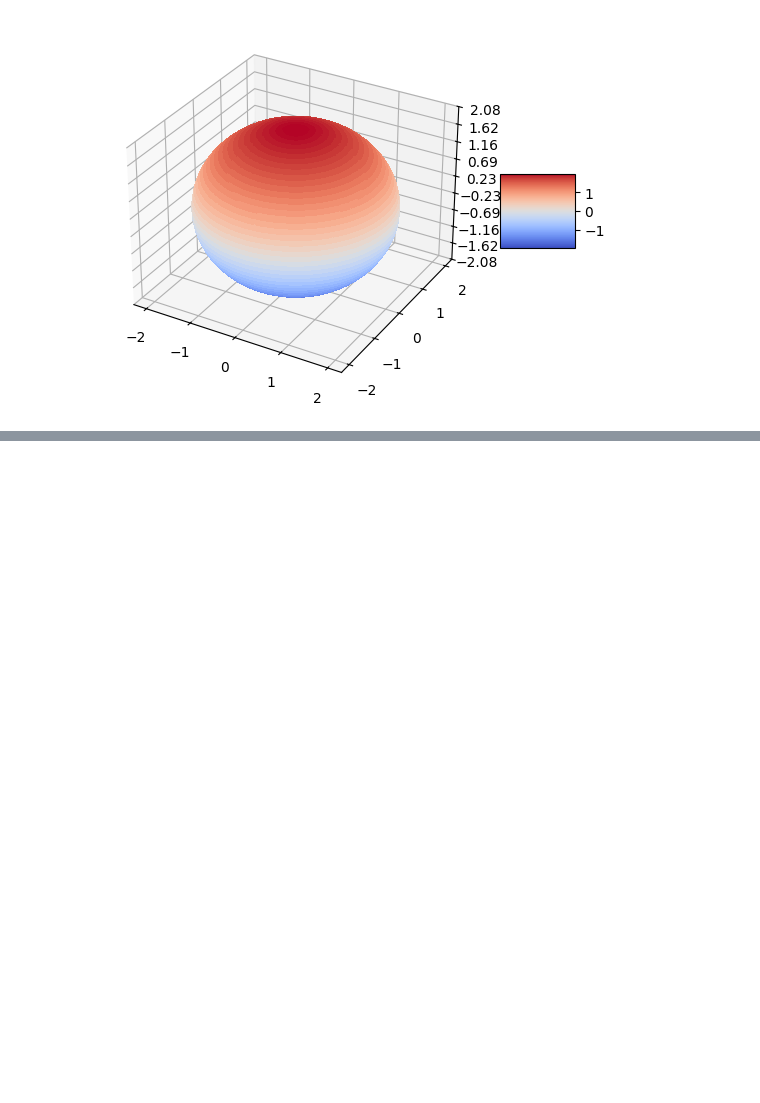
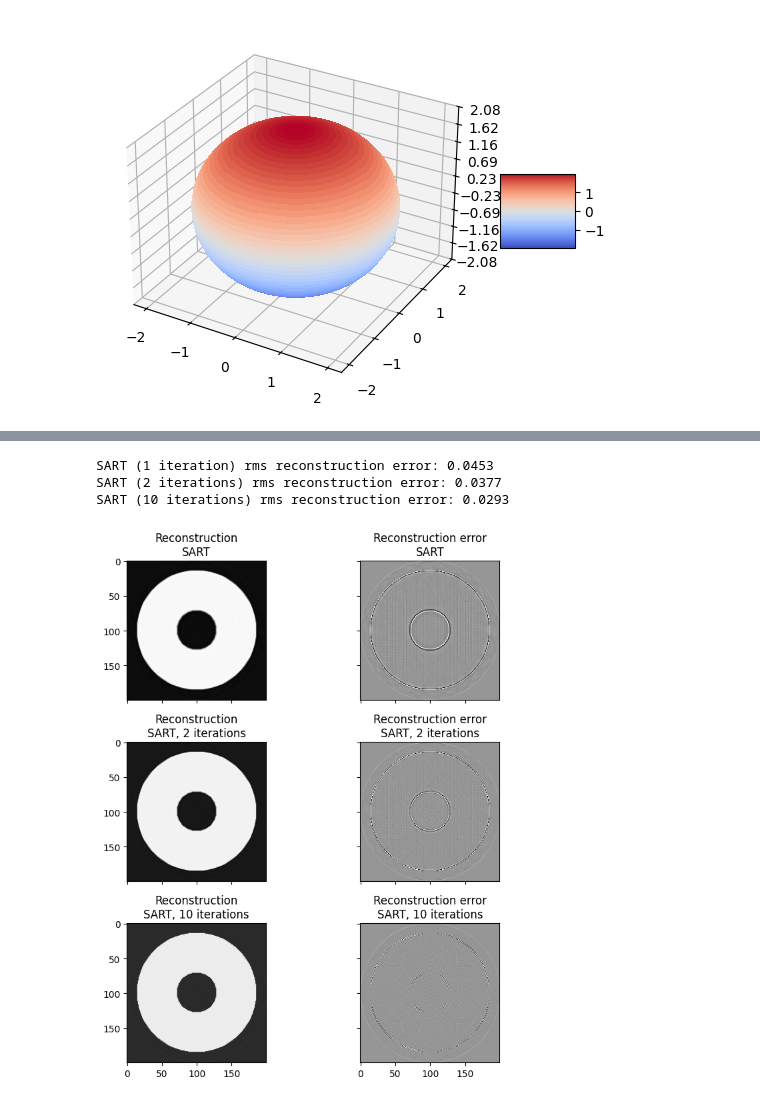
Before and after one commit to msmith693/tomography, a Jupyter notebook: torus_simulation.ipynb, the cells around one changed output, grey strips where cells are left out. Saved outputs shown, nothing was run; the diff lists cells and outputs as text; code cells hidden in the pictures; blank space fills up the shorter version.

```diff
--- a/torus_simulation.ipynb
+++ b/torus_simulation.ipynb
@@ -99,0 +221,60 @@ napari.run()
+# %%
+# XCode from scikit imag radon examples
+image = torus_image[:,:,100]
+sinogram = radon(image, theta=theta)
+
+reconstruction_sart = iradon_sart(sinogram, theta=theta)
+error = reconstruction_sart - image
+print(
+    f'SART (1 iteration) rms reconstruction error: ' f'{np.sqrt(np.mean(error**2)):.3g}'
+)
+
+fig, axes = plt.subplots(3, 2, figsize=(8, 8.5), sharex=True, sharey=True)
+ax = axes.ravel()
+
+ax[0].set_title("Reconstruction\nSART")
+ax[0].imshow(reconstruction_sart, cmap=plt.cm.Greys_r)
+
+ax[1].set_title("Reconstruction error\nSART")
+ax[1].imshow(reconstruction_sart - image, cmap=plt.cm.Greys_r, **imkwargs)
+
+# Run a second iteration of SART by supplying the reconstruction
+# from the first iteration as an initial estimate
+reconstruction_sart2 = iradon_sart(sinogram, theta=theta, image=reconstruction_sart)
+error = reconstruction_sart2 - image
+print(
+    f'SART (2 iterations) rms reconstruction error: '
+    f'{np.sqrt(np.mean(error**2)):.3g}'
+)
+
+ax[2].set_title("Reconstruction\nSART, 2 iterations")
+ax[2].imshow(reconstruction_sart2, cmap=plt.cm.Greys_r)
+
+ax[3].set_title("Reconstruction error\nSART, 2 iterations")
+ax[3].imshow(reconstruction_sart2 - image, cmap=plt.cm.Greys_r, **imkwargs)
+
+# Run a tenth iteration of SART by supplying the reconstruction
+# from the first iteration as an initial estimate
+reconstruction_sart_n = reconstruction_sart
+for i in range(9):
+    reconstruction_sart_n = iradon_sart(sinogram, theta=theta, image=reconstruction_sart_n)
+
+error = reconstruction_sart_n - image
+print(
+    f'SART (10 iterations) rms reconstruction error: '
+    f'{np.sqrt(np.mean(error**2)):.3g}'
+)
+
+ax[4].set_title("Reconstruction\nSART, 10 iterations")
+ax[4].imshow(reconstruction_sart_n, cmap=plt.cm.Greys_r)
+
+ax[5].set_title("Reconstruction error\nSART, 10 iterations")
+ax[5].imshow(reconstruction_sart_n - image, cmap=plt.cm.Greys_r, **imkwargs)
+
+fig.tight_layout()
+plt.show()
+# %% [output]
+SART (1 iteration) rms reconstruction error: 0.0453
+SART (2 iterations) rms reconstruction error: 0.0377
+SART (10 iterations) rms reconstruction error: 0.0293
+[figure, added]
```
Also changed, not shown: parts of 8 cells of this notebook.
